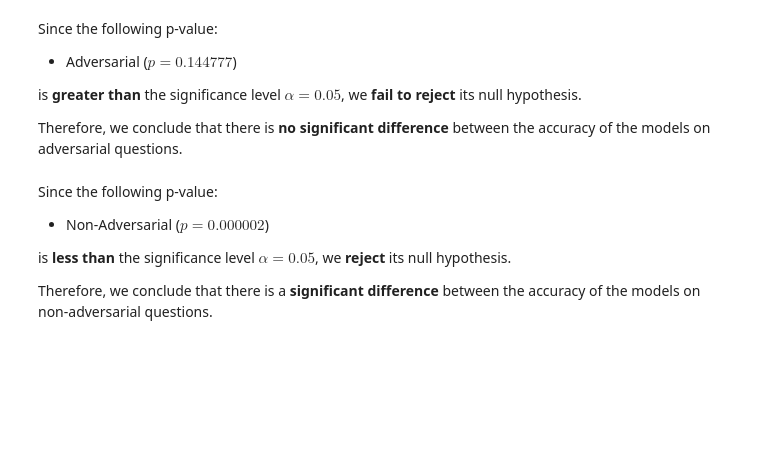
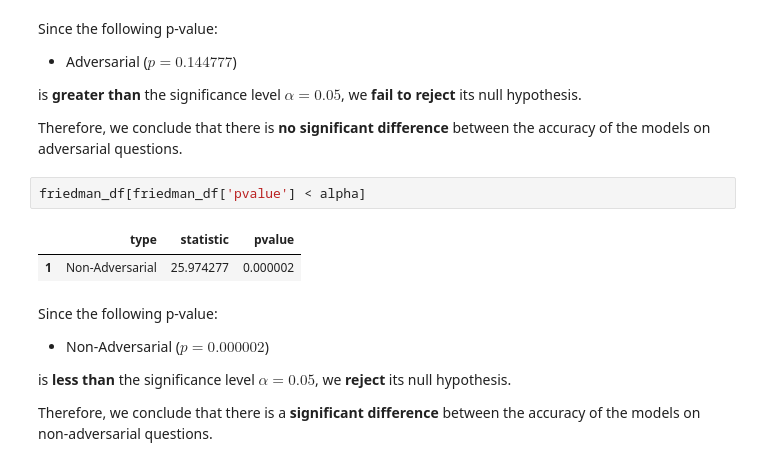
Before and after one commit to Dawsxn/CSMODEL_MCO, a Jupyter notebook: phase_2.ipynb, the cells around one changed output. Drawn from its saved outputs; the diff is of its cells as text; blank space fills up the shorter version.

```diff
--- a/phase_2.ipynb
+++ b/phase_2.ipynb
@@ -222,6 +435,11 @@ Since the following p-value:
 is **greater than** the significance level $\alpha = 0.05$, we **fail to reject** its null hypothesis.
 
 Therefore, we conclude that there is **no significant difference** between the accuracy of the models on adversarial questions.
+# %%
+friedman_df[friedman_df['pvalue'] < alpha]
+# %% [output]
+|  | type | statistic | pvalue |
+| 1 | Non-Adversarial | 25.974277 | 0.000002 |
 # %% [markdown]
 Since the following p-value:
 
```
Also changed, not shown: parts of 163 cells of this notebook.
